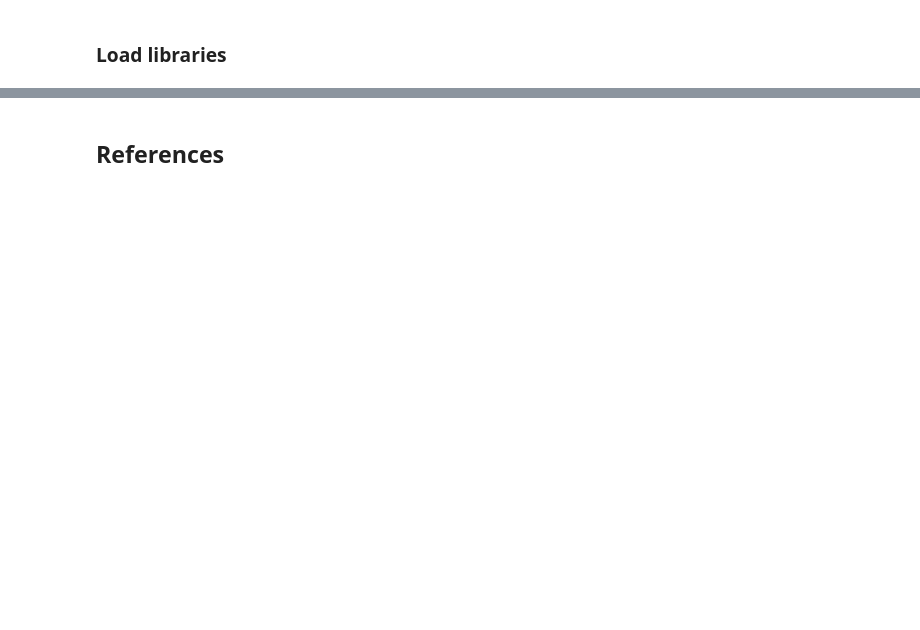
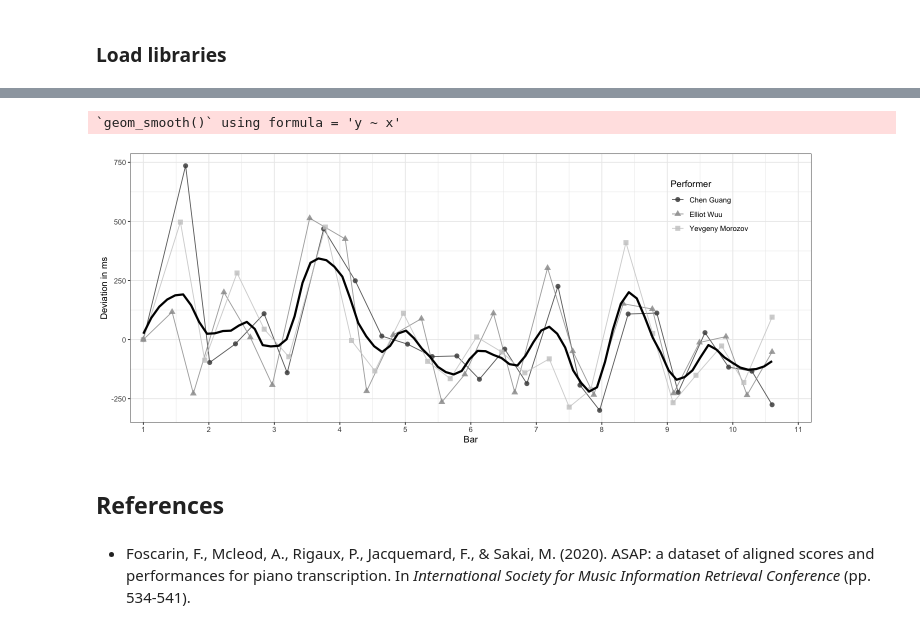
Before and after one commit to tuomaseerola/emr, a Jupyter notebook: Chapter9.4.ipynb, the cells around one changed output, grey strips where cells are left out. Cells and saved outputs as stored; diff of their text form; code cells hidden in the pictures; blank space fills up the shorter version.

```diff
--- a/Chapter9.4.ipynb
+++ b/Chapter9.4.ipynb
@@ -22,0 +32,5 @@ Explanation.
+# %%
+d <- read.csv("https://raw.githubusercontent.com/fosfrancesco/asap-dataset/master/metadata.csv",header = TRUE,sep = ',')
+df<-dplyr::filter(d,title=='Preludes_op_23_4')
+df<-df[1:3,]
+#print(head(df))
@@ -22,0 +55,8 @@ Explanation.
+# %%
+deadpan <- read.csv('data/midi_score_annotations.txt',header = FALSE, sep = '\t')
+print(head(deadpan))
+fn <- NULL
+fn[1]<-'data/ChenGuang12M_annotations.txt'
+fn[2]<-'data/MorozovS09_annotations.txt'
+fn[3]<-'data/WuuE07M_annotations.txt'
+Performer <- c('Chen Guang','Yevgeny Morozov','Elliot Wuu')
@@ -22,0 +88,15 @@ Explanation.
+# %%
+D<-NULL
+for (k in 1:length(fn)) {
+  perf <- read.csv(fn[k],header = FALSE, sep = '\t')
+  DF<-data.frame(score=deadpan$V1,perf=perf$V1,annotation=deadpan$V3)
+  DF <- dplyr::filter(DF,score < 30) # Limit to first 10 bars = 3*10 beats
+  DF2 <- normperf(DF)
+  DF2$Performer<-Performer[k]
+  D<-rbind(D,DF2)
+}
+
+options(encoding = "UTF-8")
+library(dplyr)
+DF <- dplyr::filter(D,score < 30) # First 10 bars = 3*10 beats
+print(head(DF))
@@ -23,2 +118,22 @@ Explanation.
+# %%
+options(repr.plot.width = 12, repr.plot.height = 5)
+g1 <- ggplot(DF,aes(x=perf_N,y=scoredelta_rawperf_Ndelta,colour=Performer,shape=Performer))+
+  geom_line(alpha=0.85)+
+  geom_point(alpha=0.85,size=2.5)+
+  scale_color_grey(start = 0.30,end = 0.8)+
+  geom_smooth(aes(colour = NULL,shape=NULL), method = "loess", span=0.2,se=FALSE,colour='black',linewidth=1.25)+
+  scale_x_continuous(limits=c(0,30),breaks = seq(0,30,by=3),expand = c(0.02,0.002),labels=(seq(0,30,by=3)/3)+1) +
+  xlab('Bar')+
+  ylab('Deviation in ms')+
+  theme_bw()+
+  theme(legend.position=c(.85, .80))+
+  theme(legend.background = element_blank()) +  # Remove overall border
+  theme(legend.key = element_blank())
+print(g1)
+# %% [output]
+`geom_smooth()` using formula = 'y ~ x'
+[figure, added]
 # %% [markdown]
 ## References
+# %% [markdown]
+- Foscarin, F., Mcleod, A., Rigaux, P., Jacquemard, F., & Sakai, M. (2020). ASAP: a dataset of aligned scores and performances for piano transcription. In _International Society for Music Information Retrieval Conference_ (pp. 534-541).
```
Also changed, not shown: parts of 8 cells of this notebook.
